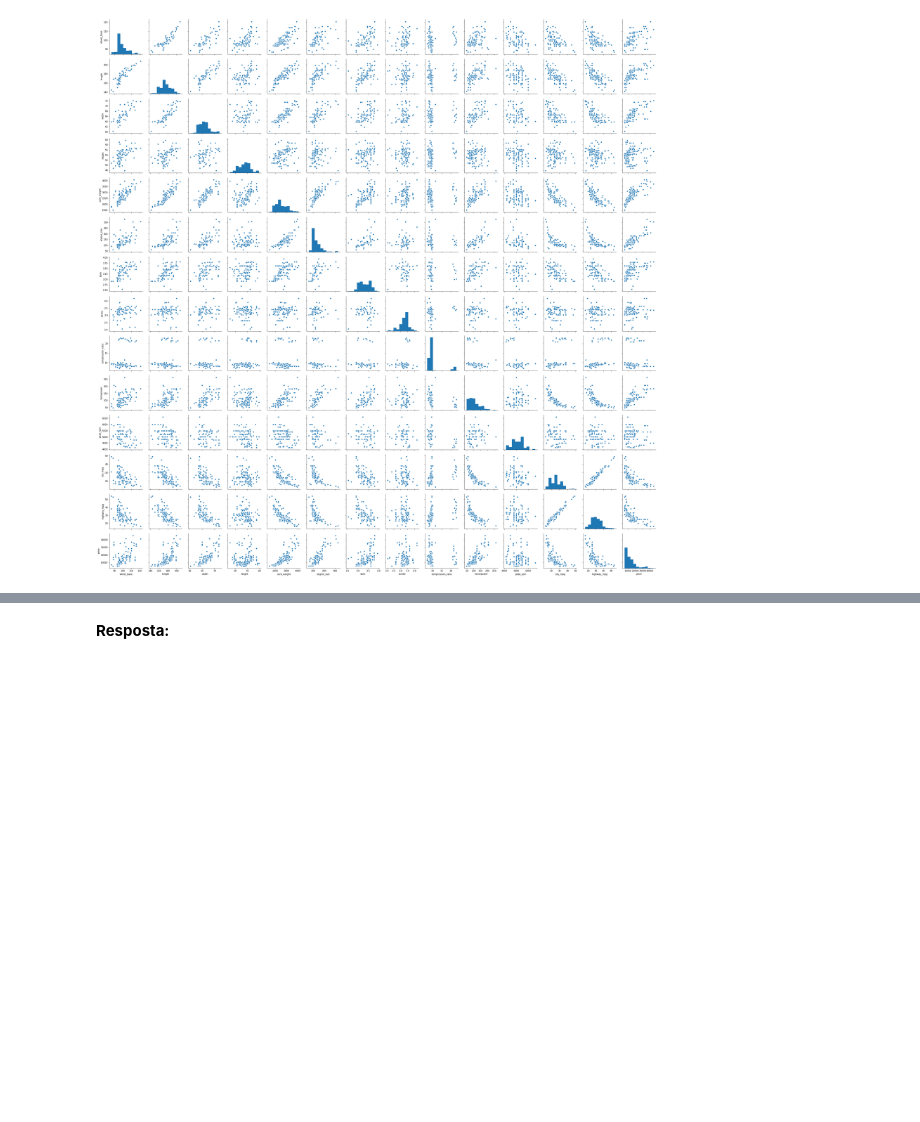
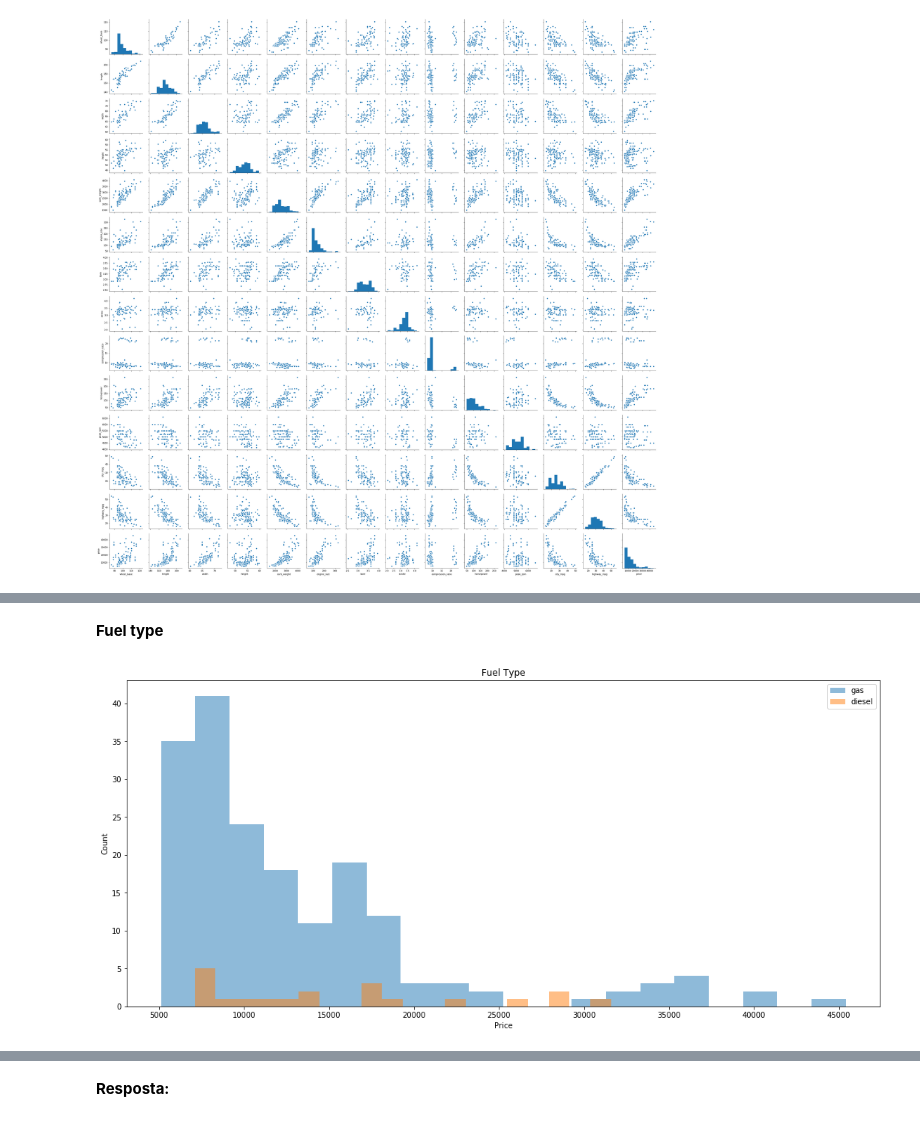
Before and after one commit to marco-bom-amigo/Trabalho-Final, a Jupyter notebook: automobile-price-prediction.ipynb, the cells around one changed output, grey strips where cells are left out. Saved outputs shown, nothing was run; the diff lists cells and outputs as text; code cells hidden in the pictures; blank space fills up the shorter version.

```diff
--- a/automobile-price-prediction.ipynb
+++ b/automobile-price-prediction.ipynb
@@ -48,6 +53,18 @@ import pandas as pd
 import numpy as np
 
 %matplotlib inline
+# %%
+def plotFIAP(variable):
+    fig, ax = plt.subplots()
+    fig.set_size_inches(18, 8)
+    levels = data[variable].unique()
+    for i in np.arange(0,len(levels)):
+        plt.hist(data[data[variable]==levels[i]]['price'],label=levels[i],alpha=0.5,bins=20)
+    plt.legend(loc='upper right')
+    plt.title(variable.replace('_',' ').title())
+    plt.xlabel('Price')
+    plt.ylabel('Count')
+    plt.show()
 # %%
 data = pd.read_csv("data/automobile.csv")
 data.head(10)
@@ -235,0 +168,6 @@ plt.show()
+# %% [markdown]
+**Fuel type**
+# %%
+plotFIAP('fuel_type')
+# %% [output]
+[figure, added]
```
Also changed, not shown: parts of 30 cells of this notebook.
